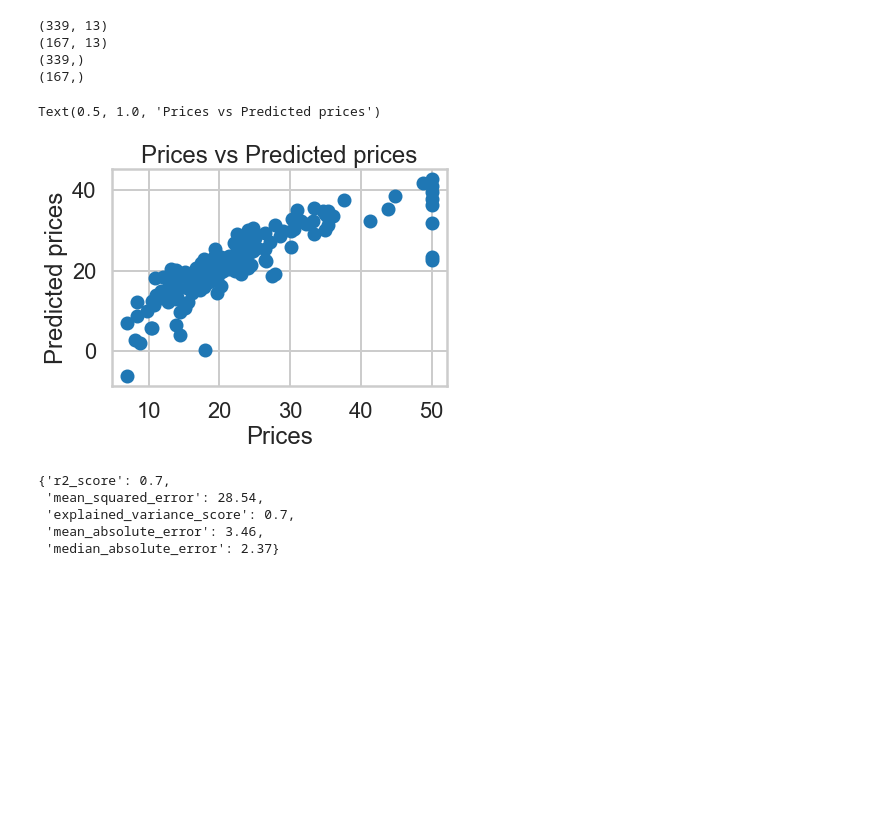
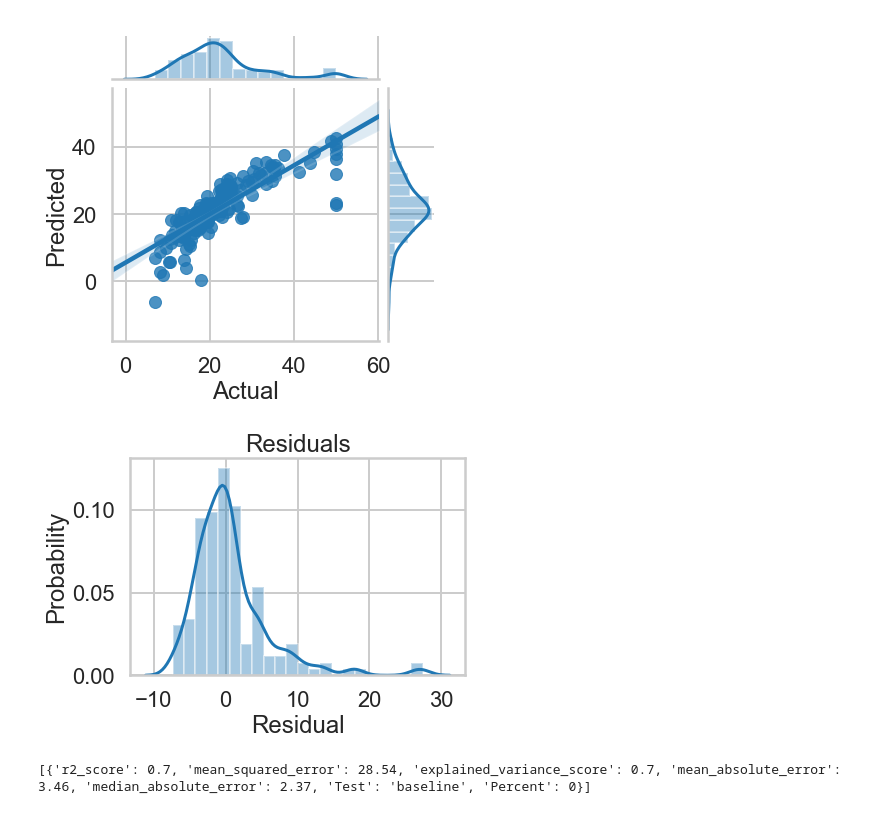
Before and after one commit to CaseyRMartinez/QTW_CaseStudies, a Jupyter notebook: CaseStudy5/Boston_MissingData.ipynb, the cells around one changed output. Cells and saved outputs as stored; diff of their text form; code cells hidden in the pictures; blank space fills up the shorter version.

Commit message:
added plots

```diff
--- a/CaseStudy5/Boston_MissingData.ipynb
+++ b/CaseStudy5/Boston_MissingData.ipynb
@@ -87,59 +62,0 @@ df.describe()
-# %%
-from sklearn.model_selection import train_test_split
-
-X = df.drop('PRICE', axis = 1)
-Y = df['PRICE']
-
-X_train, X_test, Y_train, Y_test = sklearn.cross_validation.train_test_split(X,
-                                                                             Y,
-                                                                             test_size = 0.33,
-                                                                             random_state = 5)
-print(X_train.shape)
-print(X_test.shape)
-print(Y_train.shape)
-print(Y_test.shape)
-# %% [output]
-(339, 13)
-(167, 13)
-(339,)
-(167,)
-# %%
-from sklearn.linear_model import LinearRegression
-
-lm = LinearRegression()
-lm.fit(X_train, Y_train)
-
-Y_pred = lm.predict(X_test)
-
-plt.scatter(Y_test, Y_pred)
-plt.xlabel("Prices")
-plt.ylabel("Predicted prices")
-plt.title("Prices vs Predicted prices")
-# %% [output]
-Text(0.5, 1.0, 'Prices vs Predicted prices')
-[figure, removed]
-# %%
-names = ['r2_score',
-          'mean_squared_error',
-          'explained_variance_score',
-          'mean_absolute_error',
-          'median_absolute_error'
-             ]
-regMetrics = [sklearn.metrics.r2_score,
-              sklearn.metrics.mean_squared_error,
-              sklearn.metrics.explained_variance_score,
-              sklearn.metrics.mean_absolute_error,
-              sklearn.metrics.median_absolute_error
-             ]
-
-baselineScores = {}
-for name, metric in zip(names, regMetrics):
-    baselineScores[name] = round(metric(Y_test, Y_pred),2)
-
-baselineScores
-# %% [output]
-{'r2_score': 0.7,
- 'mean_squared_error': 28.54,
- 'explained_variance_score': 0.7,
- 'mean_absolute_error': 3.46,
- 'median_absolute_error': 2.37}
@@ -145,0 +129,8 @@ baselineScores
+# %%
+results = []
+results.append(calcReg(df, 'baseline', 0))
+print(results)
+# %% [output]
+[figure, added]
+[figure, added]
+[{'r2_score': 0.7, 'mean_squared_error': 28.54, 'explained_variance_score': 0.7, 'mean_absolute_error': 3.46, 'median_absolute_error': 2.37, 'Test': 'baseline', 'Percent': 0}]
```
Also changed, not shown: parts of 20 cells of this notebook, 9 other files.
